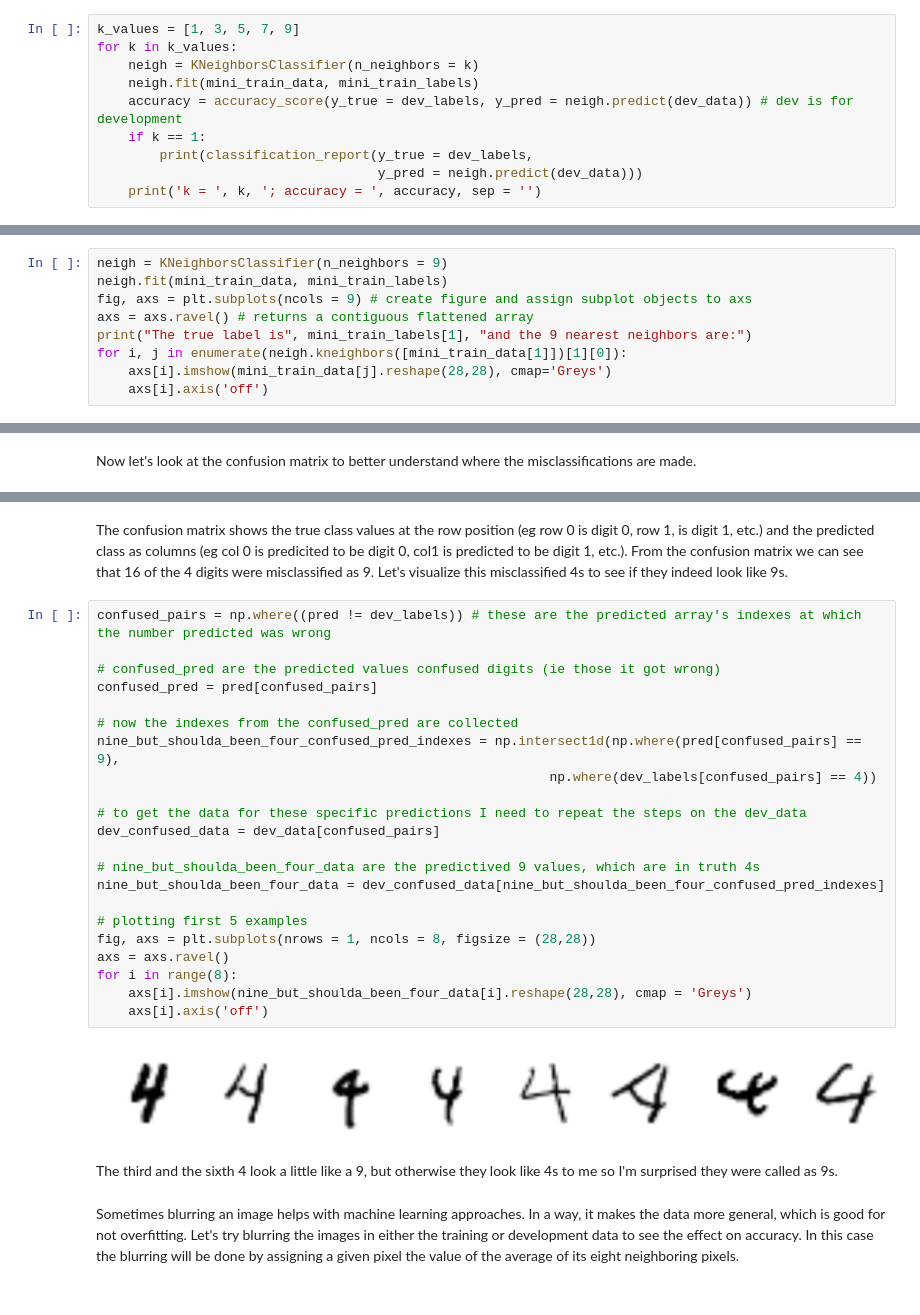
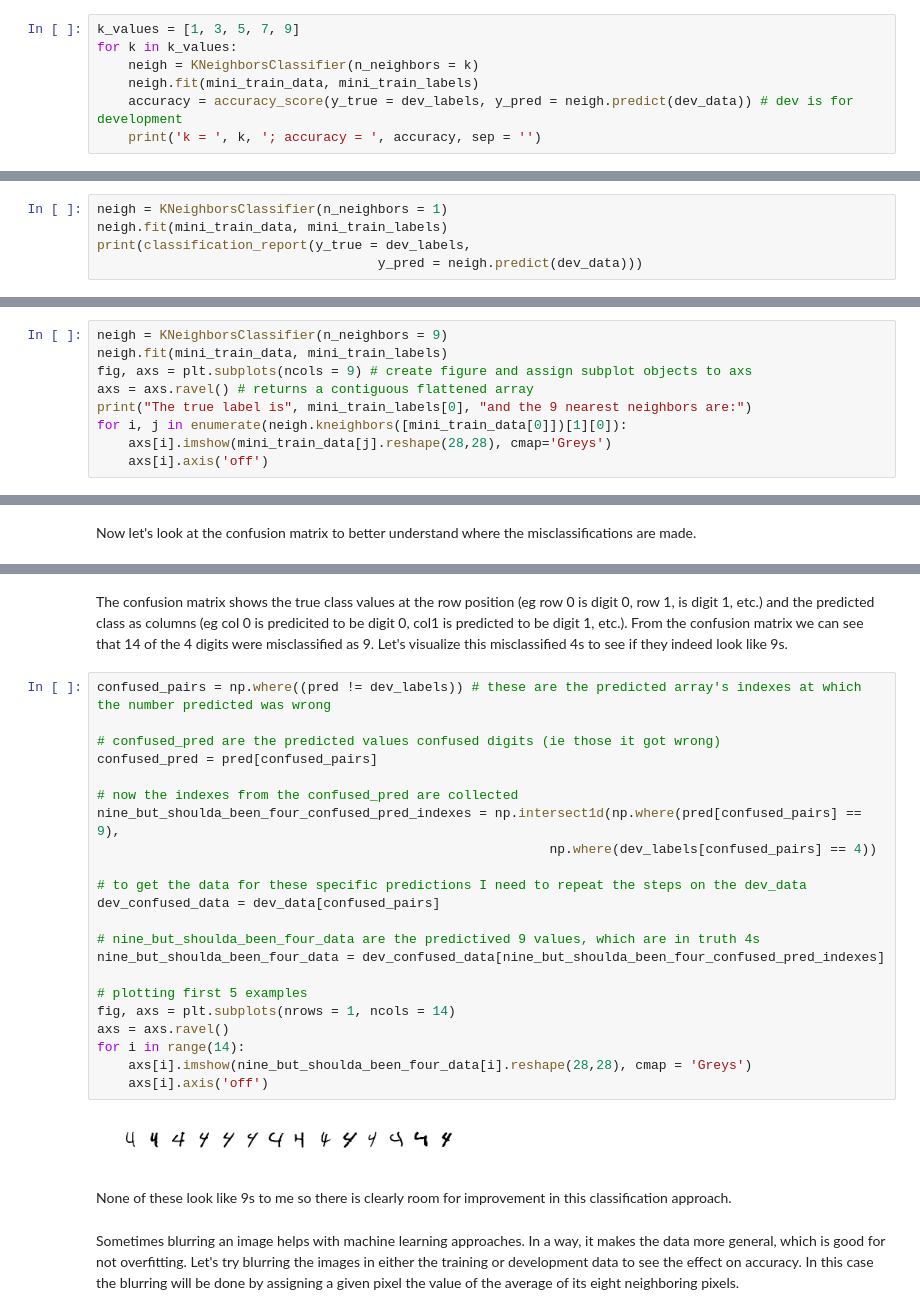
Before and after one commit to ZacCarrico/chemical_reaction_game, a Jupyter notebook: projects/Handwritten digit classification using K-Nearest Neighbors and Naive Bayes.ipynb, the cells around one changed output, grey strips where cells are left out. Cells and saved outputs as stored; diff of their text form.

```diff
--- a/projects/Handwritten digit classification using K-Nearest Neighbors and Naive Bayes.ipynb
+++ b/projects/Handwritten digit classification using K-Nearest Neighbors and Naive Bayes.ipynb
@@ -88,8 +101,5 @@ for k in k_values:
     neigh = KNeighborsClassifier(n_neighbors = k)
     neigh.fit(mini_train_data, mini_train_labels)
     accuracy = accuracy_score(y_true = dev_labels, y_pred = neigh.predict(dev_data)) # dev is for development
-    if k == 1:
-        print(classification_report(y_true = dev_labels,
-                                    y_pred = neigh.predict(dev_data)))
     print('k = ', k, '; accuracy = ', accuracy, sep = '')
 # %% [output]
@@ -115,0 +113,5 @@ k = 9; accuracy = 0.86
+# %%
+neigh = KNeighborsClassifier(n_neighbors = 1)
+neigh.fit(mini_train_data, mini_train_labels)
+print(classification_report(y_true = dev_labels,
+                                    y_pred = neigh.predict(dev_data)))
@@ -164,8 +175,8 @@ neigh = KNeighborsClassifier(n_neighbors = 9)
 neigh.fit(mini_train_data, mini_train_labels)
 fig, axs = plt.subplots(ncols = 9) # create figure and assign subplot objects to axs
 axs = axs.ravel() # returns a contiguous flattened array
-print("The true label is", mini_train_labels[1], "and the 9 nearest neighbors are:")
-for i, j in enumerate(neigh.kneighbors([mini_train_data[1]])[1][0]):
+print("The true label is", mini_train_labels[0], "and the 9 nearest neighbors are:")
+for i, j in enumerate(neigh.kneighbors([mini_train_data[0]])[1][0]):
     axs[i].imshow(mini_train_data[j].reshape(28,28), cmap='Greys')
     axs[i].axis('off')
 # %% [output]
@@ -195,31 +206,31 @@ print(confusion_matrix(y_true = dev_labels, y_pred = pred))
 # %% [markdown]
-The confusion matrix shows the true class values at the row position (eg row 0 is digit 0, row 1, is digit 1, etc.) and the predicted class as columns (eg col 0 is predicited to be digit 0, col1 is predicted to be digit 1, etc.). From the confusion matrix we can see that 16 of the 4 digits were misclassified as 9. Let's visualize this misclassified 4s to see if they indeed look like 9s.
+The confusion matrix shows the true class values at the row position (eg row 0 is digit 0, row 1, is digit 1, etc.) and the predicted class as columns (eg col 0 is predicited to be digit 0, col1 is predicted to be digit 1, etc.). From the confusion matrix we can see that 14 of the 4 digits were misclassified as 9. Let's visualize this misclassified 4s to see if they indeed look like 9s.
 # %%
 confused_pairs = np.where((pred != dev_labels)) # these are the predicted array's indexes at which the number predicted was wrong
 
 # confused_pred are the predicted values confused digits (ie those it got wrong)
 confused_pred = pred[confused_pairs]
 
 # now the indexes from the confused_pred are collected
 nine_but_shoulda_been_four_confused_pred_indexes = np.intersect1d(np.where(pred[confused_pairs] == 9),
                                                           np.where(dev_labels[confused_pairs] == 4))
 
 # to get the data for these specific predictions I need to repeat the steps on the dev_data
 dev_confused_data = dev_data[confused_pairs]
 
 # nine_but_shoulda_been_four_data are the predictived 9 values, which are in truth 4s
 nine_but_shoulda_been_four_data = dev_confused_data[nine_but_shoulda_been_four_confused_pred_indexes]
 
 # plotting first 5 examples
-fig, axs = plt.subplots(nrows = 1, ncols = 8, figsize = (28,28))
+fig, axs = plt.subplots(nrows = 1, ncols = 14)
 axs = axs.ravel()
-for i in range(8):
+for i in range(14):
     axs[i].imshow(nine_but_shoulda_been_four_data[i].reshape(28,28), cmap = 'Greys')
     axs[i].axis('off')
 # %% [output]
-[figure, old version]
+[figure, new version]
-# %% [markdown]
-The third and the sixth 4 look a little like a 9, but otherwise they look like 4s to me so I'm surprised they were called as 9s.
+# %% [markdown]
+None of these look like 9s to me so there is clearly room for improvement in this classification approach.
 # %% [markdown]
 Sometimes blurring an image helps with machine learning approaches. In a way, it makes the data more general, which is good for not overfitting. Let's try blurring the images in either the training or development data to see the effect on accuracy. In this case the blurring will be done by assigning a given pixel the value of the average of its eight neighboring pixels.
 # %%
```
Also changed, not shown: parts of 42 cells of this notebook.
